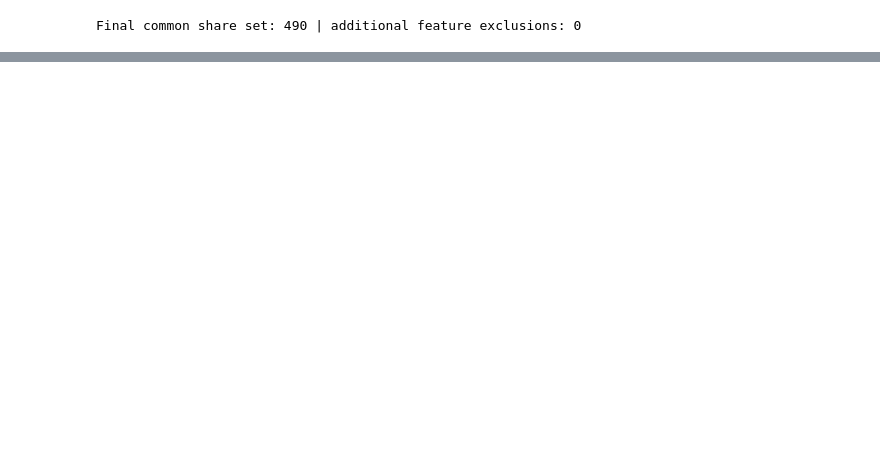
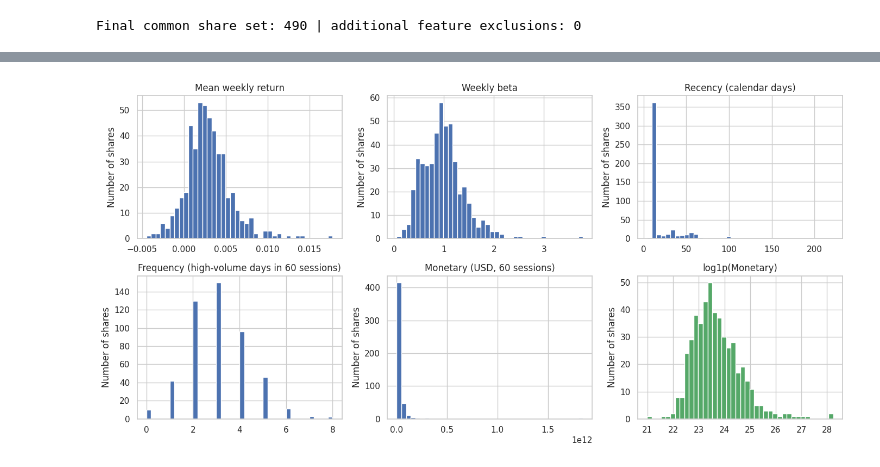
Before and after one commit to Dewdahara/CRMCM_CW1_w2054873, a Jupyter notebook: CRMCM_CW1_w2054873.ipynb, the cells around one changed output, grey strips where cells are left out. Saved outputs shown, nothing was run; the diff lists cells and outputs as text; code cells hidden in the pictures; blank space fills up the shorter version.

```diff
--- a/CRMCM_CW1_w2054873.ipynb
+++ b/CRMCM_CW1_w2054873.ipynb
@@ -1176,0 +1693,28 @@ Final common share set: 490 | additional feature exclusions: 0
+# %%
+# Chart: histograms of the five features, with Monetary also shown after log1p (bottom right,
+# green).
+fig, axes = plt.subplots(2, 3, figsize=(14, 7))
+plots = [
+    ("mean_weekly_return", "Mean weekly return"),
+    ("weekly_beta", "Weekly beta"),
+    ("Recency", "Recency (calendar days)"),
+    ("Frequency", "Frequency (high-volume days in 60 sessions)"),
+    ("Monetary", "Monetary (USD, 60 sessions)"),
+]
+for ax, (col, title) in zip(axes.ravel(), plots):
+    ax.hist(features_final[col], bins=40, color="#4C72B0", edgecolor="white")
+    ax.set_title(title)
+    ax.set_ylabel("Number of shares")
+axes.ravel()[5].hist(np.log1p(features_final["Monetary"]), bins=40, color="#55A868", edgecolor="white")
+axes.ravel()[5].set_title("log1p(Monetary)")
+axes.ravel()[5].set_ylabel("Number of shares")
+plt.tight_layout()
+plt.show()
+
+# Output:
+# Return and beta look roughly bell-shaped with a tail to the right. Recency is one tall bar near 11
+# days with a few shares spread out to the right.
+# Frequency sits mostly at 2 to 4 days. Raw Monetary is squashed against zero because of a few very
+# large shares, while log1p(Monetary) looks much closer to a bell shape.
+# %% [output]
+[figure, added]
```
Also changed, not shown: parts of 27 cells of this notebook.
